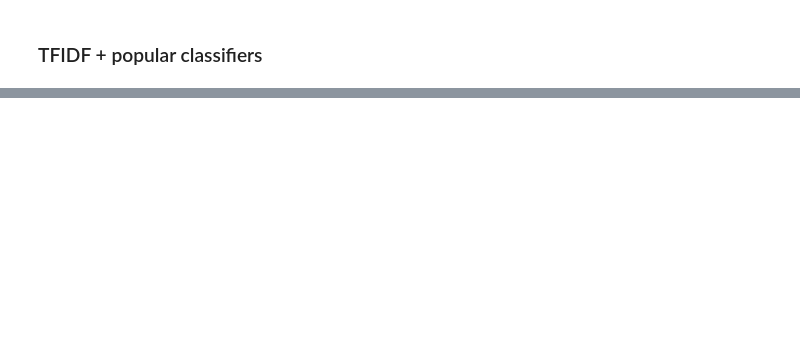
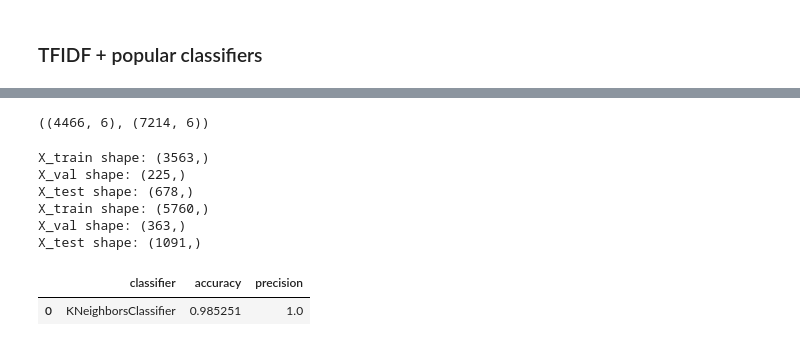
Before and after one commit to grepoz/bankruptcy-prophet, a Jupyter notebook: dataset/auto-ml-textual-dataset.ipynb, the cells around one changed output, grey strips where cells are left out. Drawn from its saved outputs; the diff is of its cells as text; code cells hidden in the pictures; blank space fills up the shorter version.

```diff
--- a/dataset/auto-ml-textual-dataset.ipynb
+++ b/dataset/auto-ml-textual-dataset.ipynb
@@ -400,0 +44,7 @@ trainer.evaluate(test_dataset)
+# %%
+textual_dataset_original = pd.read_csv('textual_data_version6_original.csv')
+textual_dataset_oversampled = pd.read_csv('textual_data_version6_oversampled.csv')
+
+textual_dataset_original.shape, textual_dataset_oversampled.shape
+# %% [output]
+((4466, 6), (7214, 6))
@@ -400,0 +104,61 @@ trainer.evaluate(test_dataset)
+# %%
+X_original, y_original = preprocess_and_get_X_y(textual_dataset_original)
+X_oversampled, y_oversampled = preprocess_and_get_X_y(textual_dataset_oversampled)
+
+X_original_train, y_original_train, X_original_val, y_original_val, X_original_test, y_original_test =(
+    get_subsets(X_original, y_original, concat_train_and_test=False))
+
+X_oversampled_train, y_oversampled_train, X_oversampled_val, y_oversampled_val, X_oversampled_test, y_oversampled_test =(
+    get_subsets(X_oversampled, y_oversampled, concat_train_and_test=False))
+
+datasets = [
+    [X_original_train, X_original_test, y_original_train, y_original_test],
+    [X_oversampled_train, X_oversampled_test, y_oversampled_train, y_oversampled_test]
+]
+# %% [output]
+X_train shape: (3563,)
+X_val shape: (225,)
+X_test shape: (678,)
+X_train shape: (5760,)
+X_val shape: (363,)
+X_test shape: (1091,)
+# %%
+results = []
+
+for X_train, X_test, y_train, y_test in datasets:
+
+    results_tmp = {}
+
+    vectorizer = TfidfVectorizer(max_features=1000)
+    X_train_features = vectorizer.fit_transform(X_train)
+    X_test_features = vectorizer.transform(X_test)
+
+    for j in tqdm(range(5)):
+        random_state = fix_seed + j
+        classifiers = get_classifiers(random_state=random_state)
+
+        for classifier in classifiers:
+            classifier.fit(X_train_features, y_train)
+            y_pred = classifier.predict(X_test_features)
+
+            accuracy = accuracy_score(y_test, y_pred)
+            precision = precision_score(y_test, y_pred)
+
+            classifier_name = classifier.__class__.__name__
+            if classifier_name not in results_tmp:
+                results_tmp[classifier_name] = [[accuracy, precision]]
+            else:
+                results_tmp[classifier_name].append([accuracy, precision])
+
+            del classifier
+
+    results_mean = {k: np.mean(v, axis=0) for k, v in results_tmp.items()}
+    results_mean = [[k] + v.tolist() for k, v in results_mean.items()]
+    results_df = pd.DataFrame(results_mean, columns=['classifier', 'accuracy', 'precision'])
+
+    results.append(results_df)
+# %%
+results[0]
+# %% [output]
+|  | classifier | accuracy | precision |
+| 0 | KNeighborsClassifier | 0.985251 | 1.0 |
```
Also changed, not shown: parts of 43 cells of this notebook, 26 other files.
